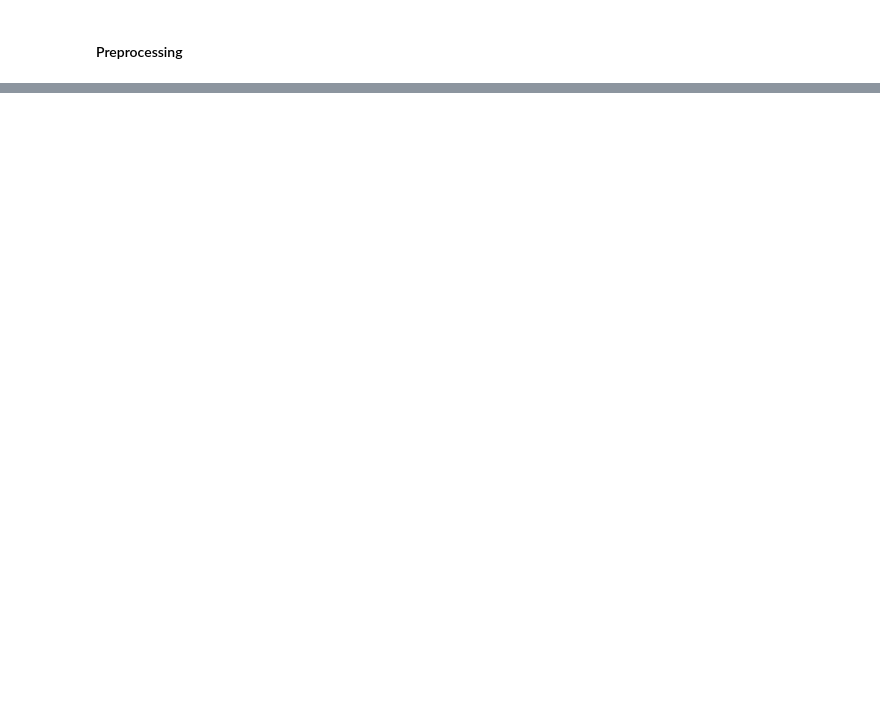
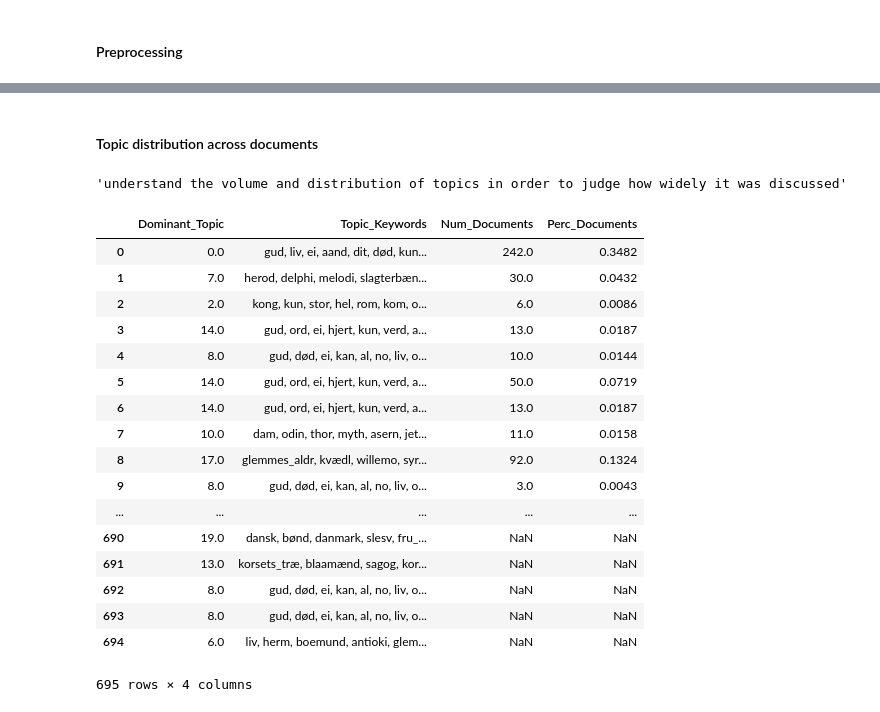
Before and after one commit to digitaltxtlab/CLEAR, a Jupyter notebook: notebook/Topic modelling.ipynb, the cells around one changed output, grey strips where cells are left out. Saved outputs shown, nothing was run; the diff lists cells and outputs as text; code cells hidden in the pictures; blank space fills up the shorter version.

Commit message:
update the topicModeling notebook

```diff
--- a/notebook/Topic modelling.ipynb
+++ b/notebook/Topic modelling.ipynb
@@ -162,0 +235,25 @@ topic
+# %%
+"""the following code will help to determine what topic a given document is about"""
+def format_topics_sentences(ldamodel=lda_model, corpus=corpus, texts=data):
+    # Init output
+    sent_topics_df = pd.DataFrame()
+
+    # Get main topic in each document
+    for i, row in enumerate(ldamodel[corpus]):
+        row = row[0]
+        row = sorted(row, key=lambda x: (x[1]), reverse=True)
+        # Get the Dominant topic, Perc Contribution and Keywords for each document
+        topic_num = row[0][0]
+        prop_topic = row[0][1]
+        wp = ldamodel.show_topic(topic_num)
+        topic_keywords = ", ".join([word for word, prop in wp])
+        sent_topics_df = sent_topics_df.append(pd.Series([int(topic_num), round(prop_topic,4), topic_keywords]), ignore_index=True)
+    sent_topics_df.columns = ['Dominant_Topic', 'Perc_Contribution', 'Topic_Keywords']
+
+    # Add original text to the end of the output
+    contents = pd.Series(texts)
+    sent_topics_df = pd.concat([sent_topics_df, contents], axis=1)
+    return(sent_topics_df)
+# %%
+
+df_topic_sents_keywords = format_topics_sentences(lda_model, corpus=corpus, texts=data)
@@ -162,0 +309,43 @@ topic
+# %% [markdown]
+#### Topic distribution across documents
+# %%
+"""understand the volume and distribution of topics in order to judge how widely it was discussed"""
+# %% [output]
+'understand the volume and distribution of topics in order to judge how widely it was discussed'
+# %%
+# Number of Documents for Each Topic
+topic_counts = df_topic_sents_keywords['Dominant_Topic'].value_counts()
+
+# Percentage of Documents for Each Topic
+topic_contribution = round(topic_counts/topic_counts.sum(), 4)
+
+# Topic Number and Keywords
+topic_num_keywords = df_topic_sents_keywords[['Dominant_Topic', 'Topic_Keywords']]
+
+# Concatenate Column wise
+df_dominant_topics = pd.concat([topic_num_keywords, topic_counts, topic_contribution], axis=1)
+
+# Change Column names
+df_dominant_topics.columns = ['Dominant_Topic', 'Topic_Keywords', 'Num_Documents', 'Perc_Documents']
+
+# Show
+df_dominant_topics
+# %% [output]
+|  | Dominant_Topic | Topic_Keywords | Num_Documents | Perc_Documents |
+| 0 | 0.0 | gud, liv, ei, aand, dit, død, kun... | 242.0 | 0.3482 |
+| 1 | 7.0 | herod, delphi, melodi, slagterbæn... | 30.0 | 0.0432 |
+| 2 | 2.0 | kong, kun, stor, hel, rom, kom, o... | 6.0 | 0.0086 |
+| 3 | 14.0 | gud, ord, ei, hjert, kun, verd, a... | 13.0 | 0.0187 |
+| 4 | 8.0 | gud, død, ei, kan, al, no, liv, o... | 10.0 | 0.0144 |
+| 5 | 14.0 | gud, ord, ei, hjert, kun, verd, a... | 50.0 | 0.0719 |
+| 6 | 14.0 | gud, ord, ei, hjert, kun, verd, a... | 13.0 | 0.0187 |
+| 7 | 10.0 | dam, odin, thor, myth, asern, jet... | 11.0 | 0.0158 |
+| 8 | 17.0 | glemmes_aldr, kvædl, willemo, syr... | 92.0 | 0.1324 |
+| 9 | 8.0 | gud, død, ei, kan, al, no, liv, o... | 3.0 | 0.0043 |
+| ... | ... | ... | ... | ... |
+| 690 | 19.0 | dansk, bønd, danmark, slesv, fru_... | NaN | NaN |
+| 691 | 13.0 | korsets_træ, blaamænd, sagog, kor... | NaN | NaN |
+| 692 | 8.0 | gud, død, ei, kan, al, no, liv, o... | NaN | NaN |
+| 693 | 8.0 | gud, død, ei, kan, al, no, liv, o... | NaN | NaN |
+| 694 | 6.0 | liv, herm, boemund, antioki, glem... | NaN | NaN |
+695 rows × 4 columns
```
Also changed, not shown: parts of 17 cells of this notebook.
